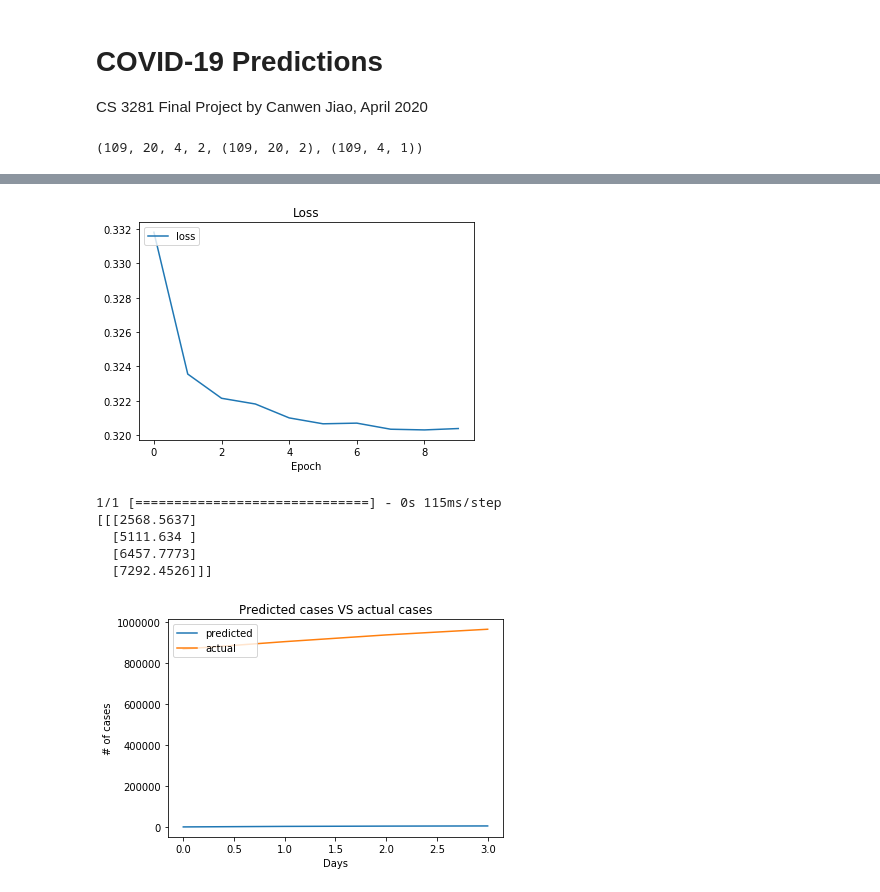
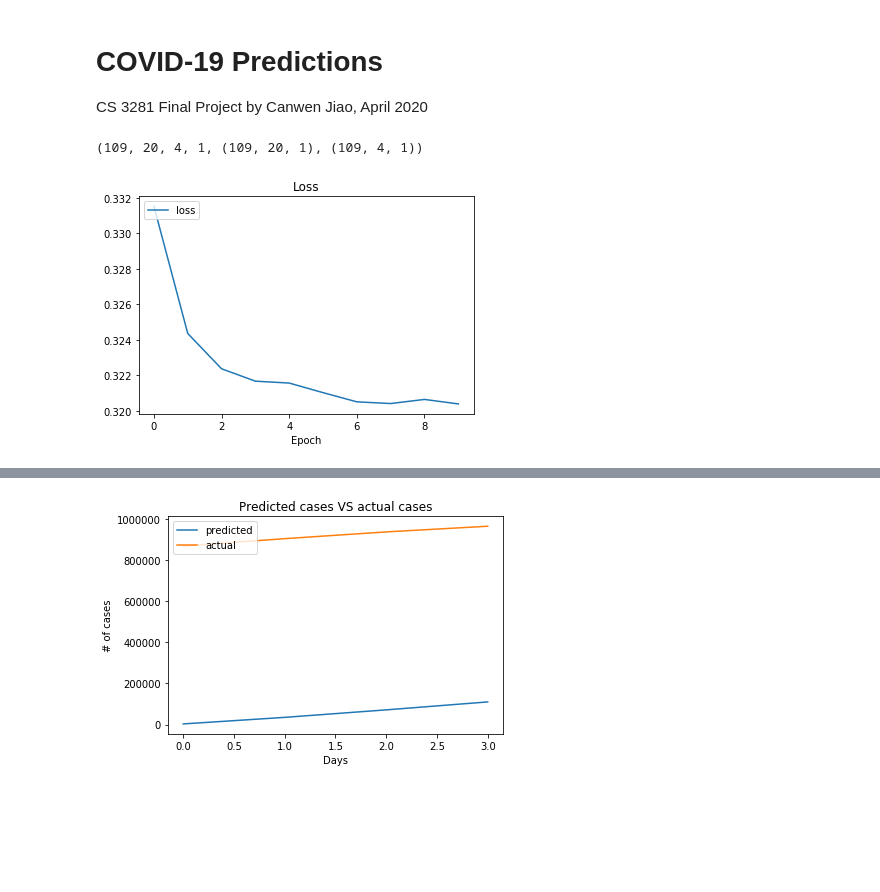
Before and after one commit to JazonJiao/CS-3891-Final-Project, a Jupyter notebook: COVID-19.ipynb, the cells around one changed output, grey strips where cells are left out. Drawn from its saved outputs; the diff is of its cells as text; code cells hidden in the pictures; blank space fills up the shorter version.

```diff
--- a/COVID-19.ipynb
+++ b/COVID-19.ipynb
@@ -30,8 +30,8 @@ def read_data(filename):
             # Starting from the 5th column of each row (index 4) shows the
             # progression of cases starting 01/22/2020
             if row[1] == 'US':  # Exclude the United States, since it's used for testing
-                Xtest.append([int(x) for x in row[-n_steps_out - n_steps_in:-n_steps_out]])
-                ytest.append([int(x) for x in row[-n_steps_out:]])
+                Xtest=[int(x) for x in row[-n_steps_out - n_steps_in:-n_steps_out]]
+                ytest=[int(x) for x in row[-n_steps_out:]]
             else:
                 Xtrain.append([int(x) for x in row[-n_steps_out - n_steps_in:-n_steps_out]])
                 ytrain.append([int(x) for x in row[-n_steps_out:]])
@@ -49,11 +49,12 @@ n_features = X.shape[0]  # =2
 # also normalize the data so that the loss doesn't explode
 X = X.reshape((n_samples, n_steps_in, n_features)) / norm
 yc = np.array(yc).reshape((n_samples, n_steps_out, 1)) / norm
-Xt = Xt.reshape((1, n_steps_in, n_features)) / norm
+Xt = Xt.transpose().reshape((1, n_steps_in, n_features)) / norm
+yct = np.array(yct)
 
 (n_samples, n_steps_in, n_steps_out, n_features, X.shape, yc.shape)
 # %% [output]
-(109, 20, 4, 2, (109, 20, 2), (109, 4, 1))
+(109, 20, 4, 1, (109, 20, 1), (109, 4, 1))
 # %%
 from numpy import array
 from keras.models import Sequential
@@ -71,10 +72,11 @@ def plot(history):  # Plot training & validation accuracy values
     plt.show()
 
 def pred(model):  # predict
+    global ycp
     ycp = model.predict(Xt, verbose=1) * norm
-    print(ycp[0])
-    plt.plot(ycp[0])
-    plt.plot(yct[0])
+    # print(ycp[0])
+    plt.plot(ycp.reshape(n_steps_out))
+    plt.plot(yct.reshape(n_steps_out))
     plt.title('Predicted cases VS actual cases')
     plt.ylabel('# of cases')
     plt.xlabel('Days')
@@ -91,8 +93,9 @@ model.add(TimeDistributed(Dense(1)))
 model.compile(optimizer='adam', loss='mean_absolute_error')
 
 # fit model
-history = model.fit(X, yc, epochs=10, verbose=1)
+history = model.fit(X, yc, epochs=10, verbose=0)
 
 plot(history)
 pred(model)
 # %% [output]
+[figure, new version]
@@ -119,7 +103 @@ Epoch 10/10
-[figure, old version]
-1/1 [==============================] - 0s 115ms/step
-[[[2568.5637]
-  [5111.634 ]
-  [6457.7773]
-  [7292.4526]]]
-[figure, old version]
+[figure, new version]
```
Also changed, not shown: parts of 6 cells of this notebook.
